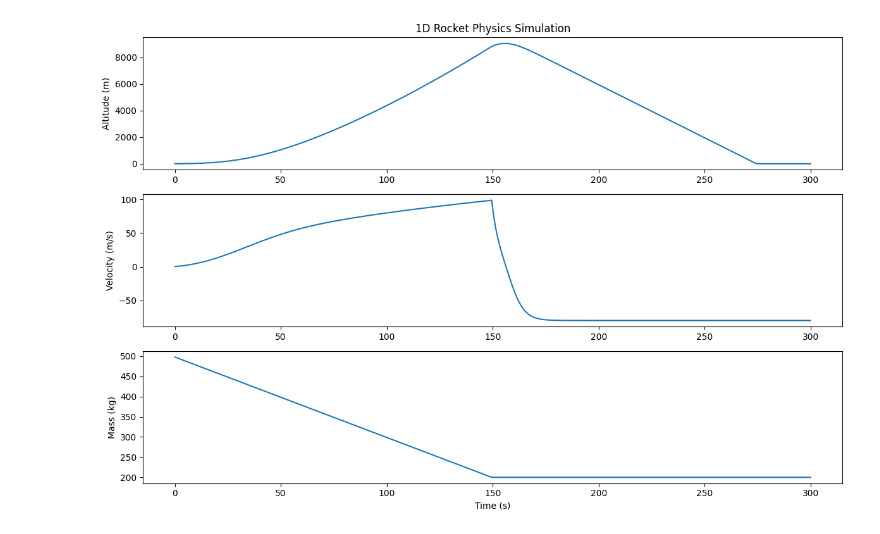
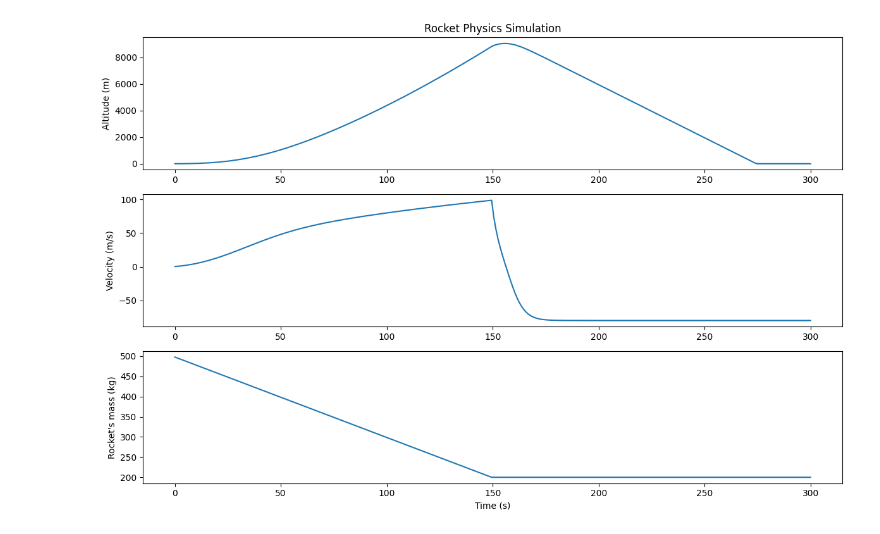
Before and after one commit to arthurmath/Kaggle_notebooks, a Jupyter notebook: rocket.ipynb, the cells around one changed output. Drawn from its saved outputs; the diff is of its cells as text; code cells hidden in the pictures.

Commit message:
rocket notebook

```diff
--- a/rocket.ipynb
+++ b/rocket.ipynb
@@ -31,7 +73,7 @@ os.environ['PYTHONHASHSEED'] = str(seed)
 # %%
 # Physical constants
 G = 9.81  # gravity (m/s²)
-AIR_DENSITY = 1.225  # kg/m³ (air density at sea level)
+AIR_DENSITY = 1.225  # air density at sea level (kg/m³)
 
 
 # Rocket parameters
@@ -89,34 +131,34 @@ def rocket_simulation(rocket_area, initial_mass, fuel_mass, burn_rate, thrust, d
 
         # Store state
         times.append(time)
-        altitudes.append(max(altitude, 0))  # avoid negative altitude display
+        altitudes.append(max(altitude, 0))
         velocities.append(velocity)
         accelerations.append(acceleration)
         masses.append(mass)
 
     return times, altitudes, velocities, masses
 
 
 times, altitudes, velocities, masses = rocket_simulation(rocket_area, initial_mass, fuel_mass, burn_rate, thrust, drag_coefficient)
 
 # Plotting results
 plt.figure(figsize=(12, 8))
 
 plt.subplot(3, 1, 1)
 plt.plot(times, altitudes)
 plt.ylabel("Altitude (m)")
-plt.title("1D Rocket Physics Simulation")
+plt.title("Rocket Physics Simulation")
 
 plt.subplot(3, 1, 2)
 plt.plot(times, velocities)
 plt.ylabel("Velocity (m/s)")
 
 plt.subplot(3, 1, 3)
 plt.plot(times, masses)
-plt.ylabel("Mass (kg)")
+plt.ylabel("Rocket's mass (kg)")
 plt.xlabel("Time (s)")
 
 plt.tight_layout()
 plt.show()
 # %% [output]
-[figure, old version]
+[figure, new version]
```
Also changed, not shown: parts of 13 cells of this notebook, 3 other files.
